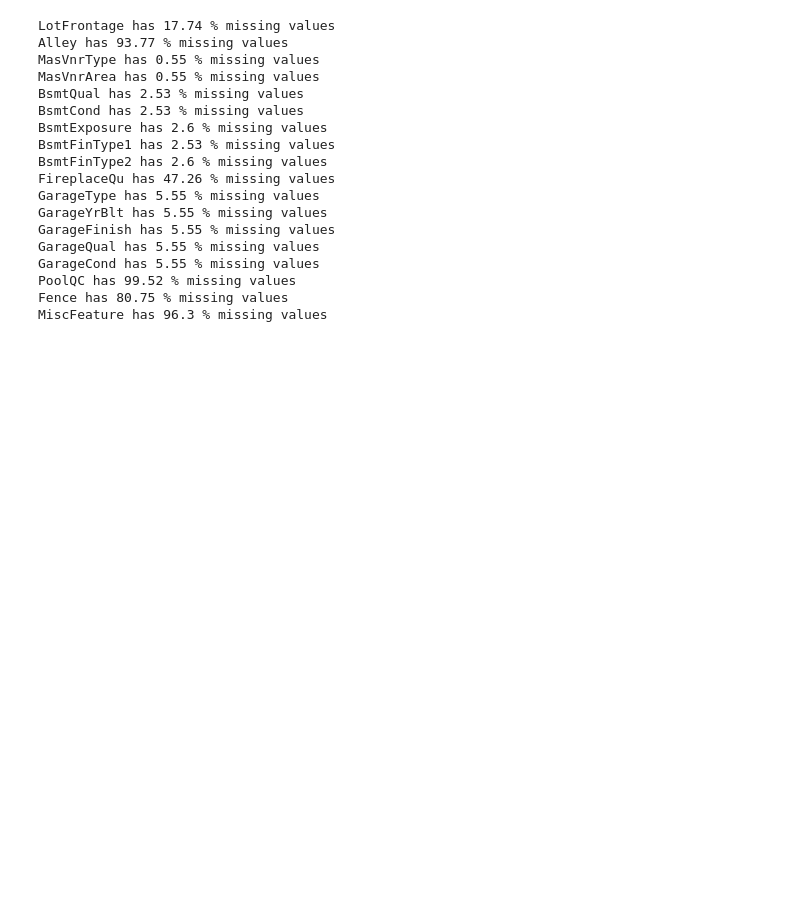
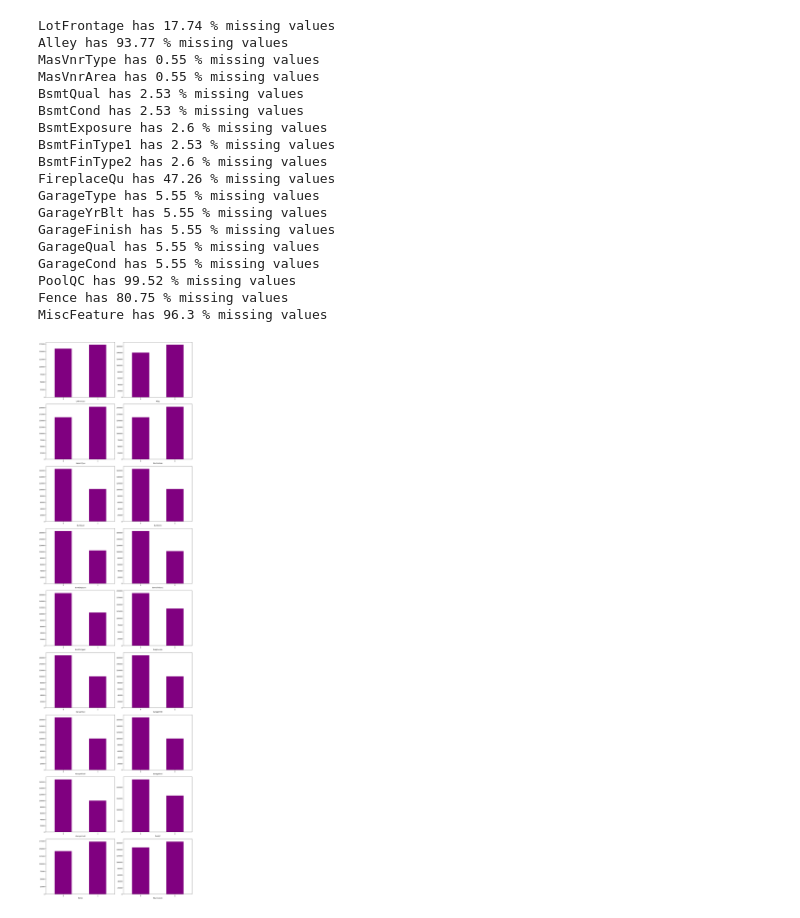
Before and after one commit to Abrar-Mustakim/Comprehensive-Data-Exploration-and-Advanced-Regression-Technique-on-Kaggles-Hourse-Pricing, a Jupyter notebook: EDA_and_Training.ipynb, the cells around one changed output. Cells and saved outputs as stored; diff of their text form; code cells hidden in the pictures; blank space fills up the shorter version.

```diff
--- a/EDA_and_Training.ipynb
+++ b/EDA_and_Training.ipynb
@@ -126,3 +135,29 @@ GarageCond has 5.55 % missing values
 PoolQC has 99.52 % missing values
 Fence has 80.75 % missing values
 MiscFeature has 96.3 % missing values
+# %%
+fig = plt.figure(figsize=(14, 100))
+
+a = len(missing_features)
+b = 2
+c=1
+
+data = df.copy()
+
+for features in missing_features:
+    # If null found, then 1, or 0
+
+    data[features] = np.where(data[features].isnull(), 1, 0)
+
+    plt.subplot(a, b, c)
+
+    data.groupby(features)["SalePrice"].median().plot.bar(color="purple")
+
+    plt.xticks(rotation=0)
+
+    c+=1
+
+fig.tight_layout()
+plt.show()
+# %% [output]
+[figure, added]
```
Also changed, not shown: parts of 1 cell of this notebook.
